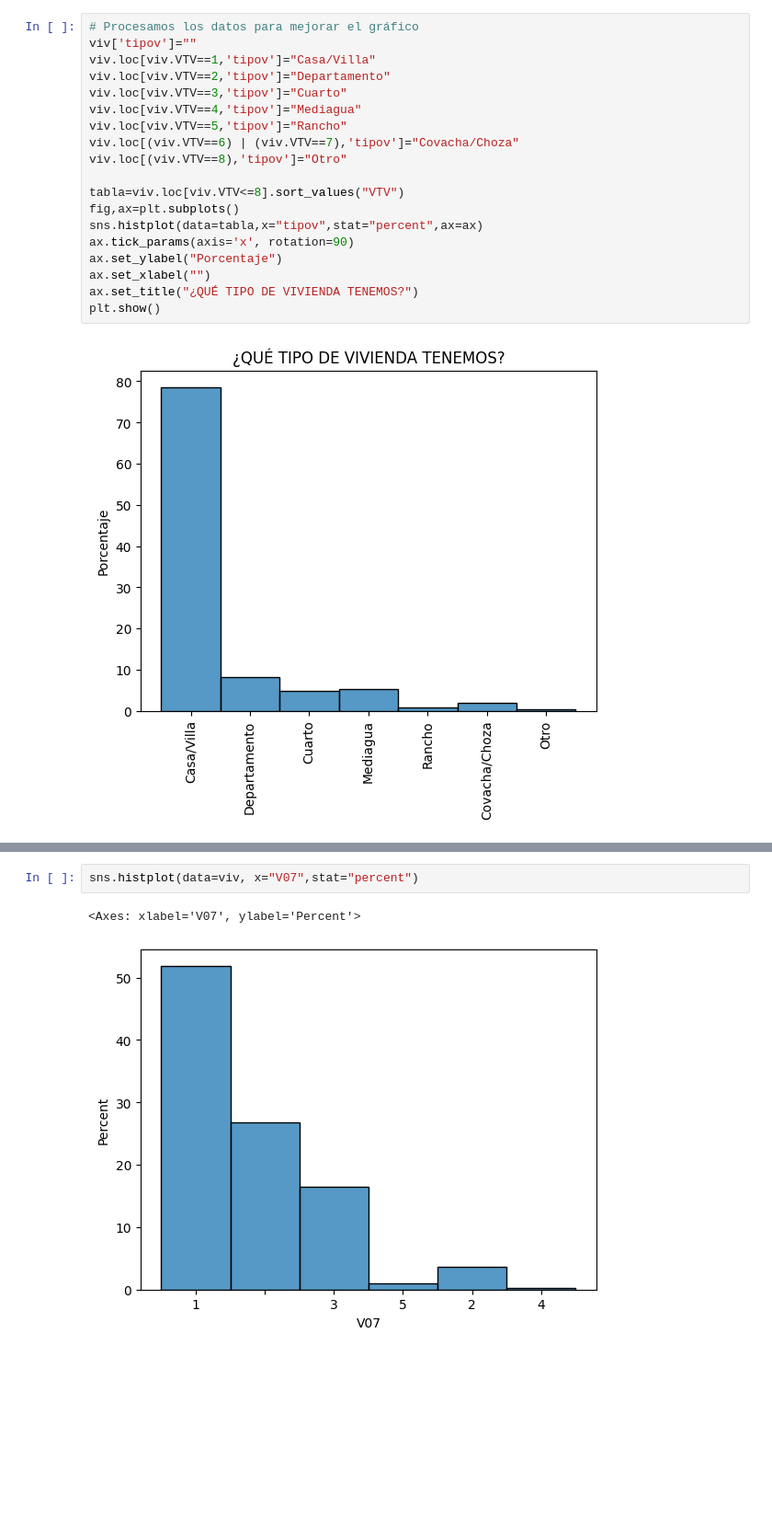
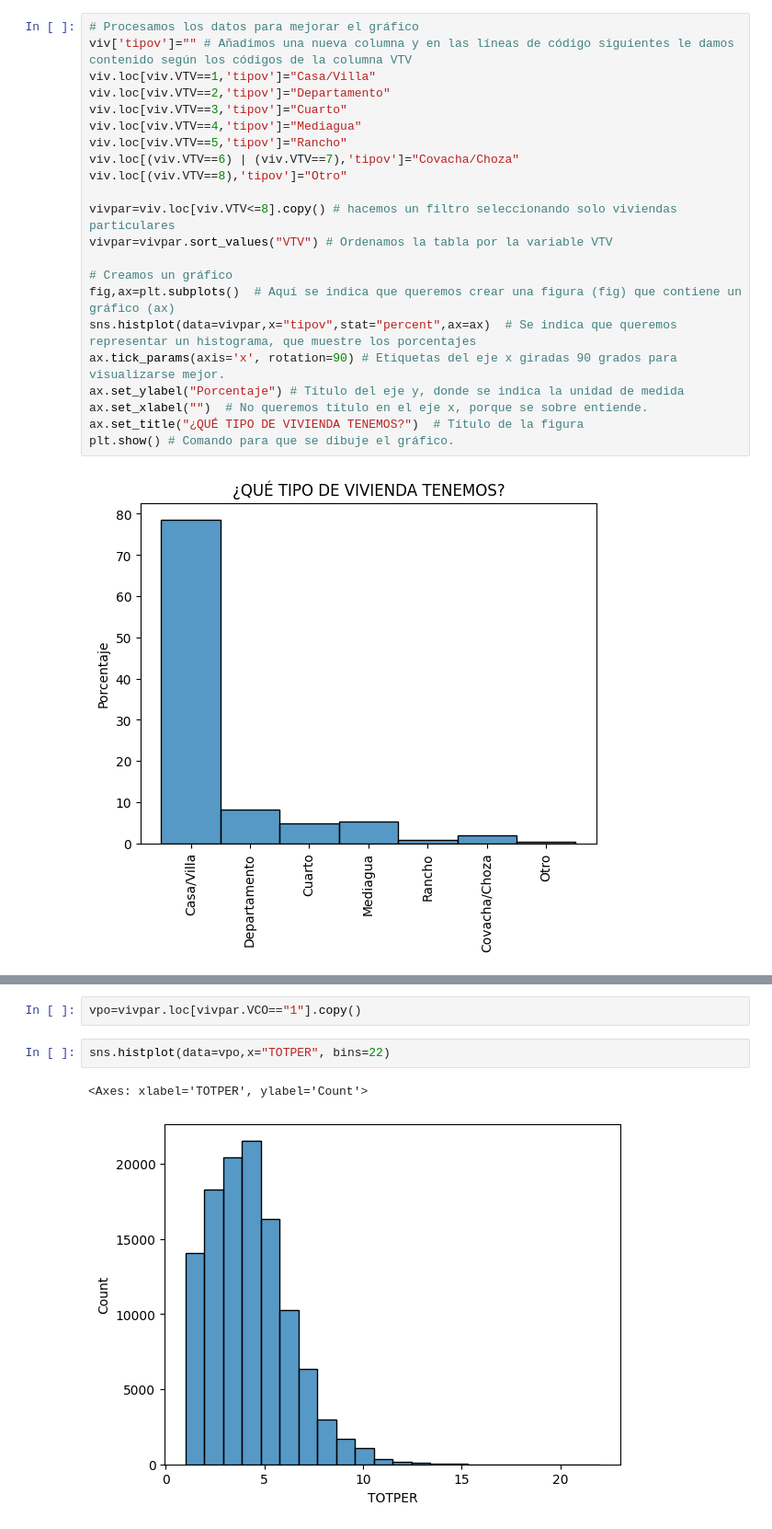
Before and after one commit to otoperalias/teaching, a Jupyter notebook: UTE_TallerAnalisisCuanti.ipynb, the cells around one changed output, grey strips where cells are left out. Shown at 92% size. Drawn from its saved outputs; the diff is of its cells as text; blank space fills up the shorter version.

```diff
--- a/UTE_TallerAnalisisCuanti.ipynb
+++ b/UTE_TallerAnalisisCuanti.ipynb
@@ -138,7 +141,7 @@ sns.histplot(data=viv,x="VTV",stat="percent")
 [figure]
 # %%
 # Procesamos los datos para mejorar el gráfico
-viv['tipov']=""
+viv['tipov']="" # Añadimos una nueva columna y en las líneas de código siguientes le damos contenido según los códigos de la columna VTV
 viv.loc[viv.VTV==1,'tipov']="Casa/Villa"
 viv.loc[viv.VTV==2,'tipov']="Departamento"
 viv.loc[viv.VTV==3,'tipov']="Cuarto"
@@ -147,13 +150,16 @@ viv.loc[viv.VTV==5,'tipov']="Rancho"
 viv.loc[(viv.VTV==6) | (viv.VTV==7),'tipov']="Covacha/Choza"
 viv.loc[(viv.VTV==8),'tipov']="Otro"
 
-tabla=viv.loc[viv.VTV<=8].sort_values("VTV")
-fig,ax=plt.subplots()
-sns.histplot(data=tabla,x="tipov",stat="percent",ax=ax)
-ax.tick_params(axis='x', rotation=90)
-ax.set_ylabel("Porcentaje")
-ax.set_xlabel("")
-ax.set_title("¿QUÉ TIPO DE VIVIENDA TENEMOS?")
-plt.show()
+vivpar=viv.loc[viv.VTV<=8].copy() # hacemos un filtro seleccionando solo viviendas particulares
+vivpar=vivpar.sort_values("VTV") # Ordenamos la tabla por la variable VTV
+
+# Creamos un gráfico
+fig,ax=plt.subplots()  # Aquí se indica que queremos crear una figura (fig) que contiene un gráfico (ax)
+sns.histplot(data=vivpar,x="tipov",stat="percent",ax=ax)  # Se indica que queremos representar un histograma, que muestre los porcentajes
+ax.tick_params(axis='x', rotation=90) # Etiquetas del eje x giradas 90 grados para visualizarse mejor.
+ax.set_ylabel("Porcentaje") # Título del eje y, donde se indica la unidad de medida
+ax.set_xlabel("")  # No queremos título en el eje x, porque se sobre entiende.
+ax.set_title("¿QUÉ TIPO DE VIVIENDA TENEMOS?")  # Título de la figura
+plt.show() # Comando para que se dibuje el gráfico.
 # %% [output]
 [figure]
@@ -160,5 +173,7 @@ plt.show()
+# %%
+vpo=vivpar.loc[vivpar.VCO=="1"].copy()
 # %%
-sns.histplot(data=viv, x="V07",stat="percent")
+sns.histplot(data=vpo,x="TOTPER", bins=22)
 # %% [output]
-<Axes: xlabel='V07', ylabel='Percent'>
+<Axes: xlabel='TOTPER', ylabel='Count'>
-[figure, old version]
+[figure, new version]
```
Also changed, not shown: parts of 20 cells of this notebook.
